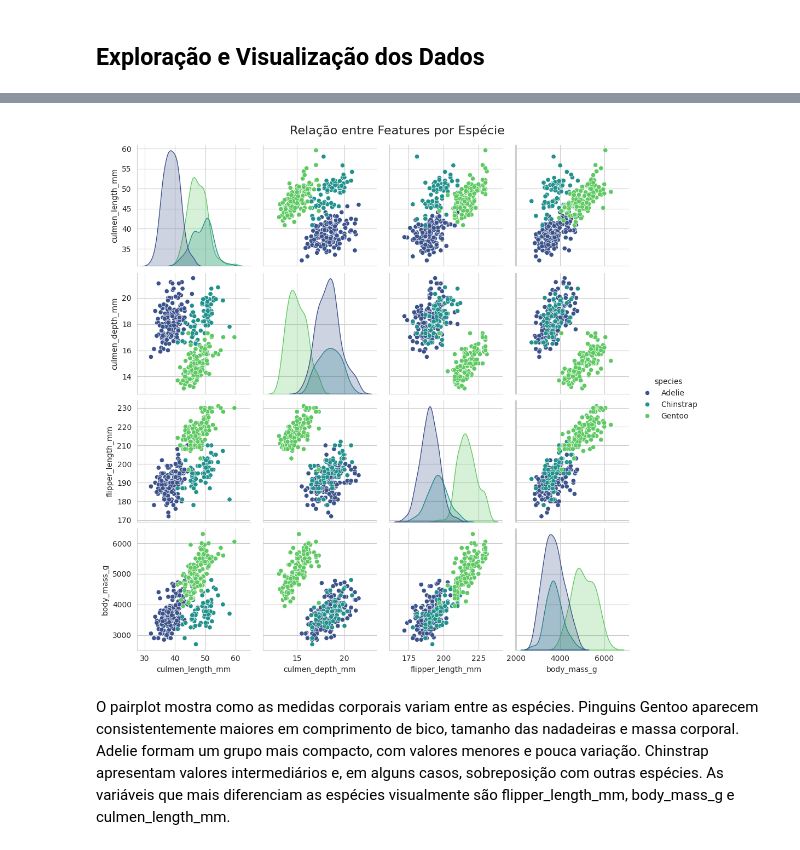
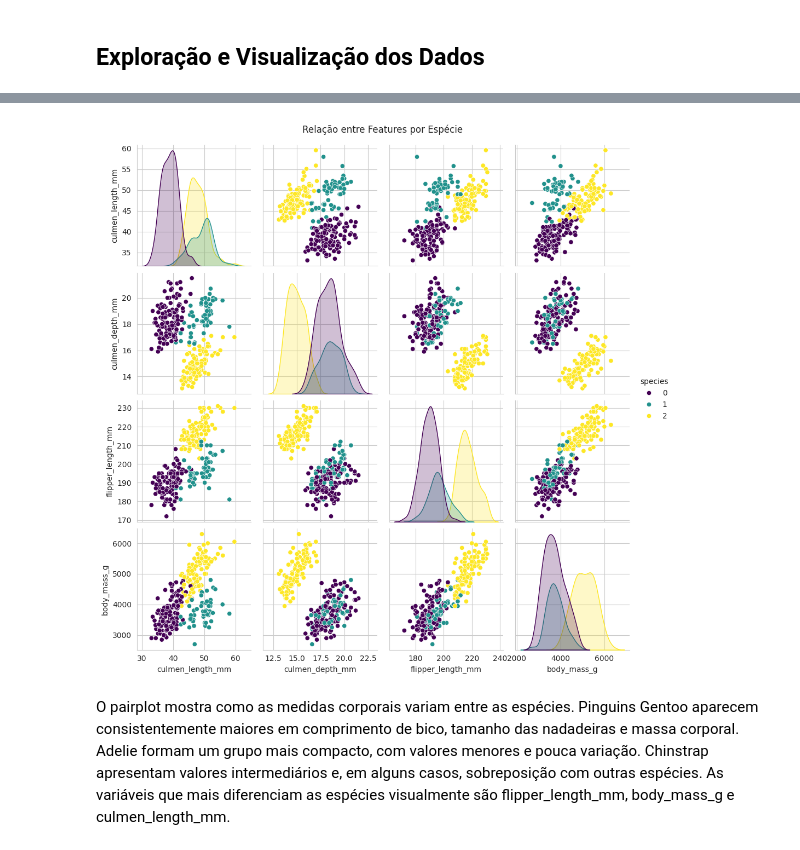
Before and after one commit to cesaraugustt/Trabalho-ML, a Jupyter notebook: Trabalho_ML.ipynb, the cells around one changed output, grey strips where cells are left out. Cells and saved outputs as stored; diff of their text form; code cells hidden in the pictures.

```diff
--- a/Trabalho_ML.ipynb
+++ b/Trabalho_ML.ipynb
@@ -95,6 +111,0 @@ df['sex'] = df['sex'].replace('.', np.nan)
-# %%
-numeric_columns = df.select_dtypes(include=['float64', 'int64'])
-
-for col in numeric_columns:
-    median = df[col].median()
-    df[col] = df[col].fillna(median)
@@ -158,0 +112,12 @@ X_test shape: (69, 7)
+# %%
+df['sex'] = df['sex'].replace('.', np.nan)
+
+X = df.drop('species', axis=1)
+y = df['species'].map({'Adelie': 0, 'Chinstrap': 1, 'Gentoo': 2})
+
+X_train, X_test, y_train, y_test = train_test_split(
+  X, y, test_size=0.2, random_state=42, stratify=y
+)
+
+print(f"Tamanho do Treino: {X_train.shape}")
+print(f"Tamanho do Teste: {X_test.shape}")
@@ -159,2 +127,12 @@ X_test shape: (69, 7)
 # %% [markdown]
 ## Exploração e Visualização dos Dados
+# %%
+# Juntamos X_train e y_train temporariamente apenas para visualização
+df_train_analysis = X_train.copy()
+df_train_analysis['species'] = y_train
+
+plt.figure(figsize=(8, 6))
+sns.heatmap(df_train_analysis.select_dtypes(include='number').corr(),
+            annot=True, cmap='coolwarm', fmt=".2f")
+plt.title("Matriz de Correlação (Dados de Treino)")
+plt.show()
@@ -161,9 +143,9 @@ X_test shape: (69, 7)
 # %%
-sns.pairplot(df, hue='species', palette='viridis')
-plt.suptitle("Relação entre Features por Espécie", y=1.02, fontsize=16)
+sns.pairplot(df_train_analysis, hue='species', palette='viridis')
+plt.suptitle("Relação entre Features por Espécie", y=1.02)
 plt.show()
 # %% [output]
-[figure, old version]
+[figure, new version]
 # %% [markdown]
 O pairplot mostra como as medidas corporais variam entre as espécies. Pinguins Gentoo aparecem consistentemente maiores em comprimento de bico, tamanho das nadadeiras e massa corporal. Adelie formam um grupo mais compacto, com valores menores e pouca variação. Chinstrap apresentam valores intermediários e, em alguns casos, sobreposição com outras espécies. As variáveis que mais diferenciam as espécies visualmente são flipper_length_mm, body_mass_g e culmen_length_mm.
 # %%
```
Also changed, not shown: parts of 35 cells of this notebook.
